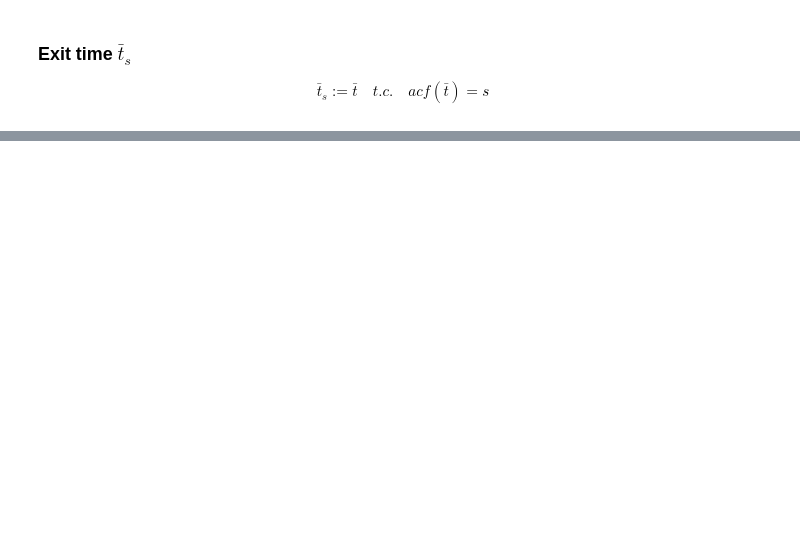
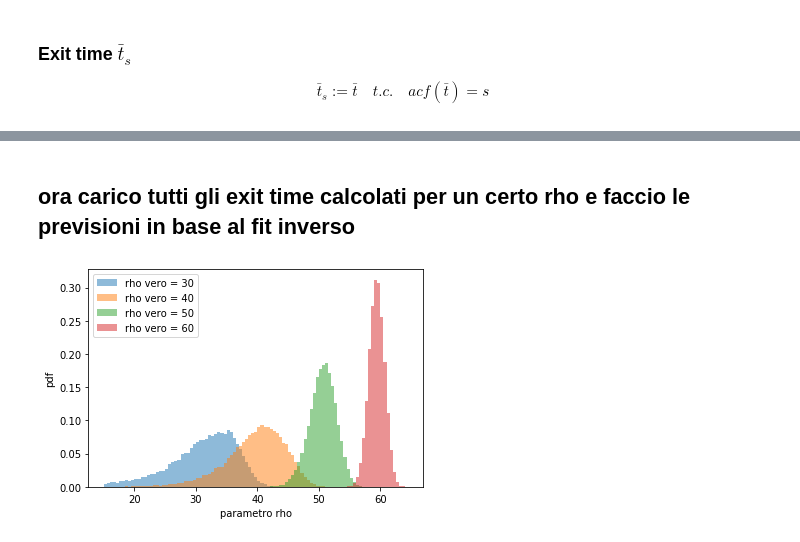
Before and after one commit to scarpma/lorenz, a Jupyter notebook: auto_corr.ipynb, the cells around one changed output, grey strips where cells are left out. Drawn from its saved outputs; the diff is of its cells as text; code cells hidden in the pictures; blank space fills up the shorter version.

```diff
--- a/auto_corr.ipynb
+++ b/auto_corr.ipynb
@@ -237,0 +262,30 @@ plt.show()
+# %%
+from scipy.optimize import curve_fit
+
+def retta(x, a, b):
+    return a*x + b
+
+rvv = np.array(range(30,70,10))
+a, b = curve_fit(retta, rv, means)
+# %%
+fit = retta(rv, a=a[0], b=a[1])
+def inversa(y):
+    return (1./a[0])*y - a[1]/a[0]
+# %% [markdown]
+## ora carico tutti gli exit time calcolati per un certo rho e faccio le previsioni in base al fit inverso
+# %%
+rv = [30, 40, 50, 60]
+labels = ['rho vero = '+str(r) for r in rv]
+for r, label in zip(rv, labels):
+    path = f'/scratch/scarpolini/databases/exit_time_{0.5:.2f}_lorenz_{r:.1f}.npy'
+    et = np.load(path)
+    previsione = inversa(et[0])
+    plt.hist(previsione, bins=np.arange(15,65,0.5), density=True, alpha=0.5, label=label)
+
+plt.xlabel('parametro rho')
+plt.ylabel('pdf')
+plt.legend()
+plt.savefig("plots/pdf_exit_time_predictions.png", dpi=220, format='png')
+plt.show()
+# %% [output]
+[figure, added]
```
Also changed, not shown: parts of 13 cells of this notebook, 32 other files.
